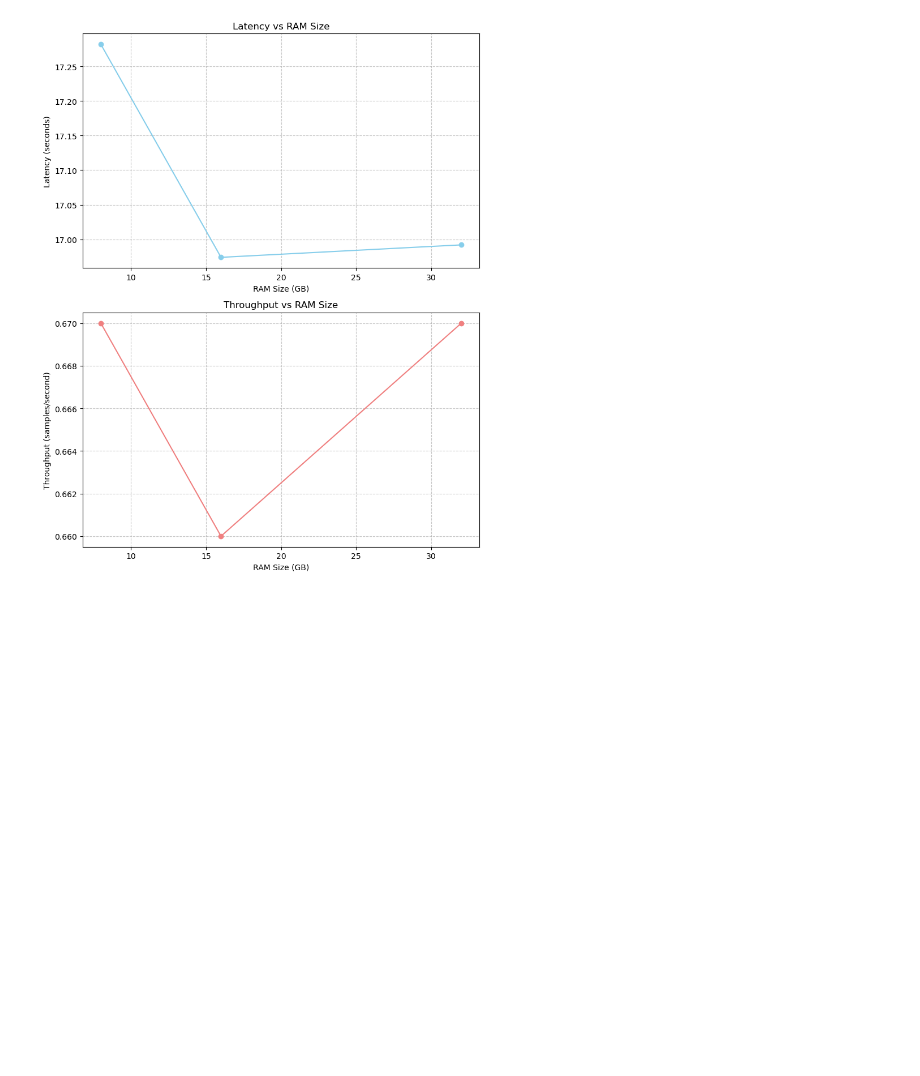
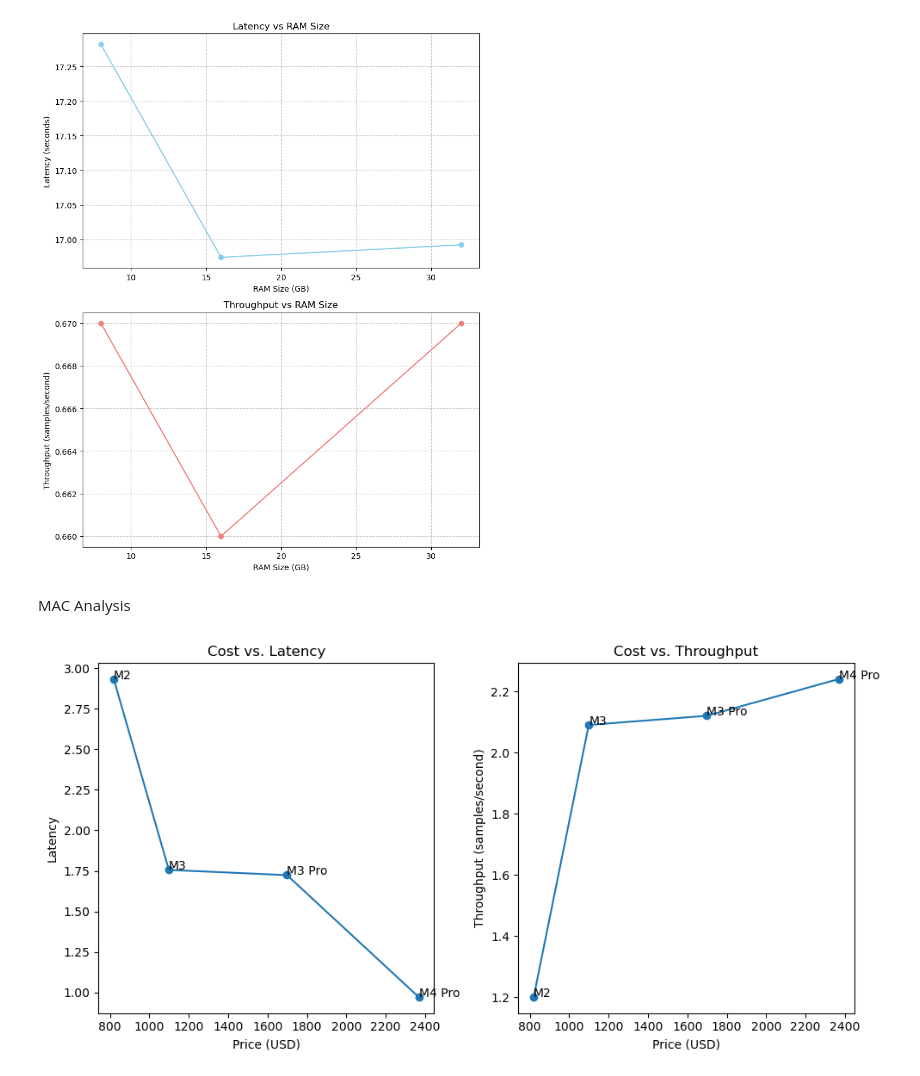
Before and after one commit to anushka318/Study-of-CPU-Deployable-LLMs, a Jupyter notebook: Analysis_visualization.ipynb, the cells around one changed output. Cells and saved outputs as stored; diff of their text form; code cells hidden in the pictures; blank space fills up the shorter version.

Commit message:
mac analysis

```diff
--- a/Analysis_visualization.ipynb
+++ b/Analysis_visualization.ipynb
@@ -153,3 +153,35 @@ plt.tight_layout()
 plt.show()
 # %% [output]
 [figure]
+# %% [markdown]
+MAC Analysis
+# %%
+
+chips = ['M2', 'M3', 'M3 Pro', 'M4 Pro']
+prices = [819, 1099, 1699, 2369]
+latencies = [2.933, 1.756,1.724, 0.971]
+throughputs = [1.2, 2.09,2.12, 2.24]
+
+# Plotting
+plt.figure(figsize=(10, 5))
+
+plt.subplot(1, 2, 1)
+plt.plot(prices, latencies, marker='o')
+for i, chip in enumerate(chips):
+    plt.annotate(chip, (prices[i], latencies[i]))
+plt.xlabel('Price (USD)')
+plt.ylabel('Latency')
+plt.title('Cost vs. Latency')
+
+plt.subplot(1, 2, 2)
+plt.plot(prices, throughputs, marker='o')
+for i, chip in enumerate(chips):
+    plt.annotate(chip, (prices[i], throughputs[i]))
+plt.xlabel('Price (USD)')
+plt.ylabel('Throughput (samples/second)')
+plt.title('Cost vs. Throughput')
+
+plt.tight_layout()
+plt.show()
+# %% [output]
+[figure, added]
```
